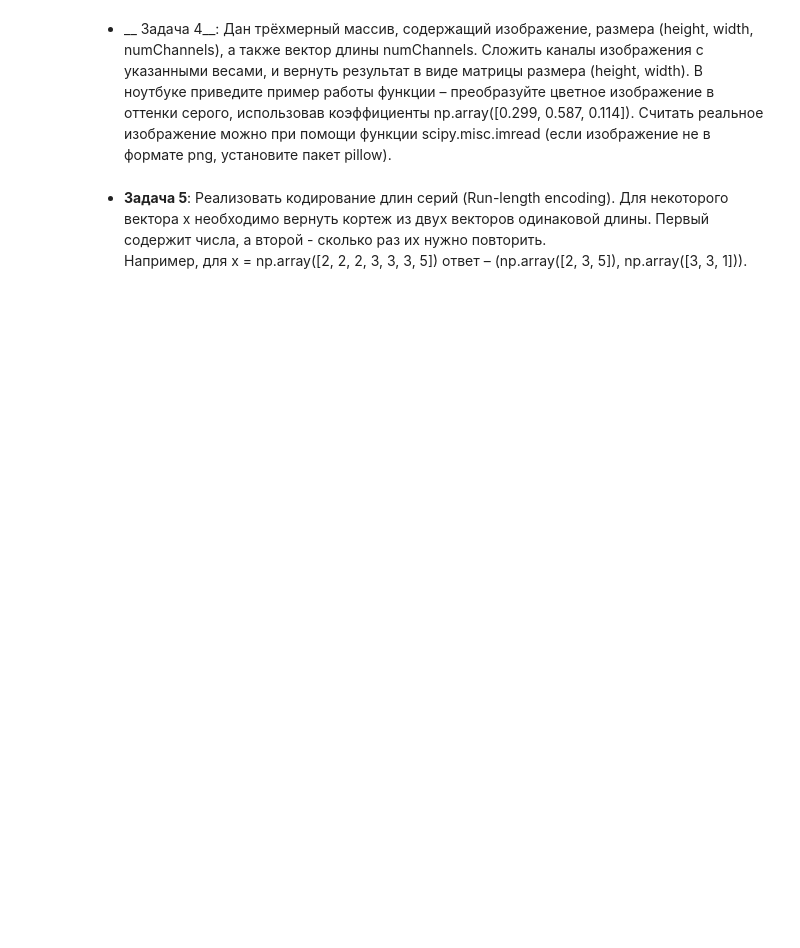
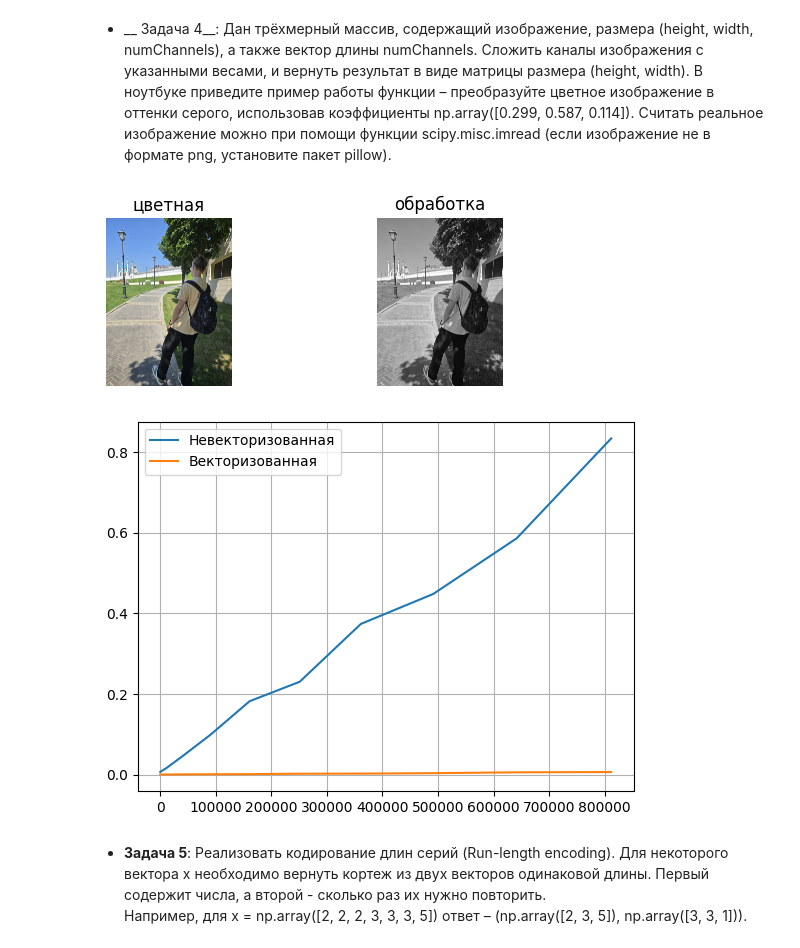
Before and after one commit to MaxKholodov1/AESC_ML_11, a Jupyter notebook: Task 1/task1_numpy_practive.ipynb, the cells around one changed output. Drawn from its saved outputs; the diff is of its cells as text; code cells hidden in the pictures; blank space fills up the shorter version.

```diff
--- a/Task 1/task1_numpy_practive.ipynb
+++ b/Task 1/task1_numpy_practive.ipynb
@@ -170,3 +211,78 @@ print(mxnum(x))
+# %%
+import numpy as np
+import matplotlib.pyplot as plt
+import cv2
+import time
+
+
+image_ = cv2.imread("image.png", 1)
+image_ = image_[:,:,::-1]
+weights = np.array([0.299, 0.587, 0.114])
+def weighted_sum_py(image, weights):
+    height = len(image)
+    width = len(image[0])
+    result = [[0 for _ in range(width)] for _ in range(height)]
+    for i in range(height):
+        for j in range(width):
+            result[i][j] += image[i][j][0] * weights[0] + image[i][j][1] * weights[1] + image[i][j][2] * weights[2]
+
+    return result
+
+def weighted_sum_np(image, weights):
+    return np.dot(image, weights)
+
+
+
+gray_image_py = weighted_sum_py(image_, weights)
+gray_image_np = weighted_sum_np(image_, weights)
+
+
+X = []
+Y = []
+Y_np = []
+
+for i in range(1, 1000, 100):
+    matrix = np.random.randint(0, 1, size=(i, i, 3))
+    vec = np.random.randint(0, 1, size=3)
+
+    X.append(i * i)
+
+    start_time = time.time()
+    img_convert = weighted_sum_py(matrix, vec)
+    end_time = time.time()
+
+    Y.append(end_time - start_time)
+
+    start_time = time.time()
+    img_convert_np = weighted_sum_np(matrix, vec)
+    end_time = time.time()
+    Y_np.append(end_time - start_time)
+
+
+
+
+img_array_gray = weighted_sum_np(image_, weights)
+
+plt.subplot(2, 2, 1)
+plt.imshow(image_)
+plt.title("цветная")
+plt.axis("off")
+
+plt.subplot(2, 2, 2)
+plt.imshow(img_array_gray, cmap="gray")
+plt.title("обработка")
+plt.axis("off")
+
+plt.figure()
+plt.plot(X, Y, label=u"Невекторизованная")
+plt.plot(X, Y_np, label=u"Векторизованная")
+
+plt.grid()
+plt.legend()
+plt.show()
+# %% [output]
+[figure, added]
+[figure, added]
 # %% [markdown]
 * __Задача 5__: Реализовать кодирование длин серий (Run-length encoding). Для некоторого вектора x необходимо вернуть кортеж из двух векторов одинаковой длины. Первый содержит числа, а второй - сколько раз их нужно повторить.
  Например, для x = np.array([2, 2, 2, 3, 3, 3, 5]) ответ – (np.array([2, 3, 5]), np.array([3, 3, 1])).
```
Also changed, not shown: parts of 11 cells of this notebook.
